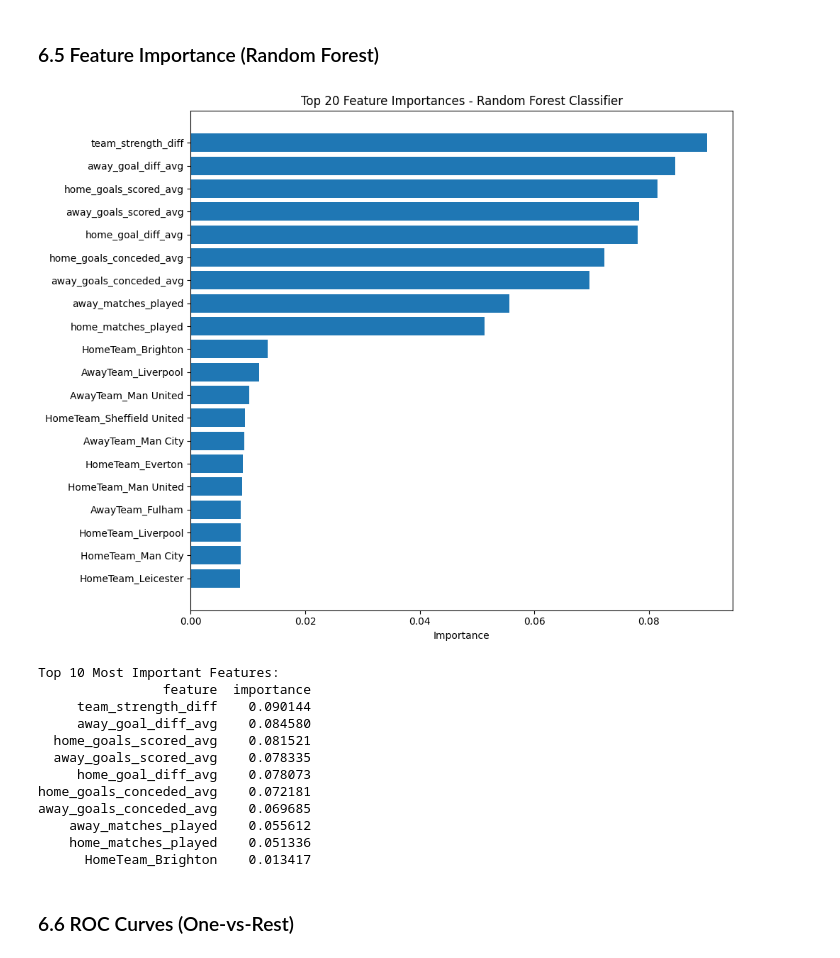
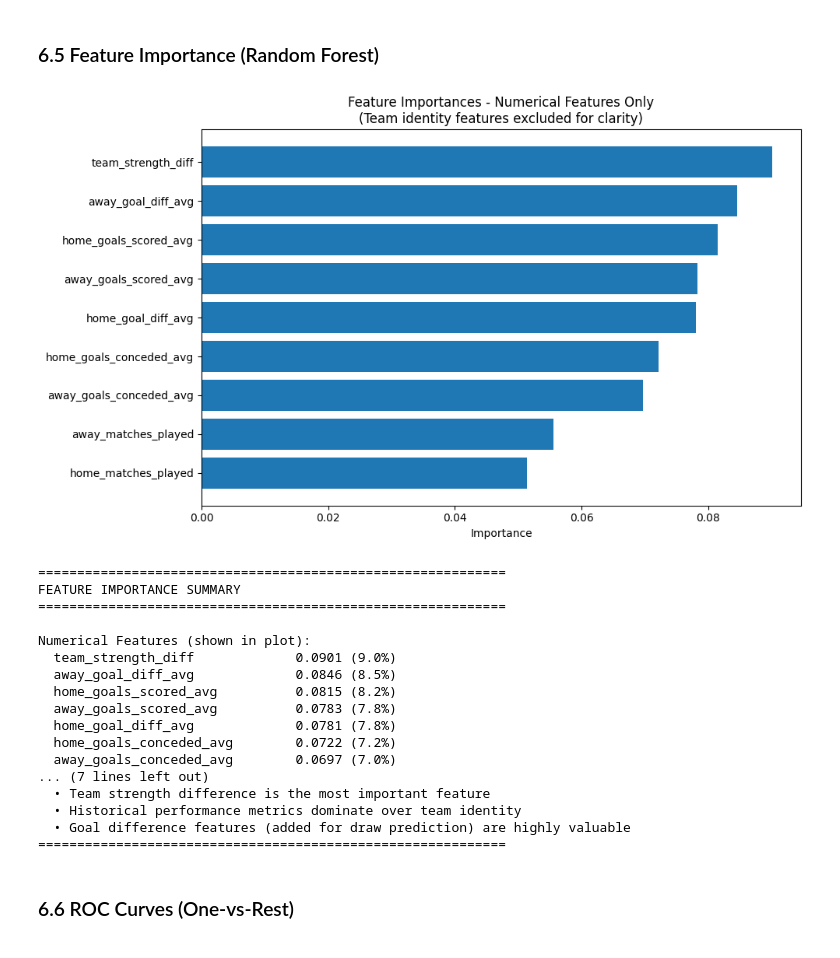
Before and after one commit to SamacoCash/611-Project-Group-17-Rowan-Cash-Truman, a Jupyter notebook: premier_league_betting_project.ipynb, the cells around one changed output. Drawn from its saved outputs; the diff is of its cells as text; code cells hidden in the pictures.

```diff
--- a/premier_league_betting_project.ipynb
+++ b/premier_league_betting_project.ipynb
@@ -657,55 +659,82 @@ cls_summary.sort_values("accuracy", ascending=False)
 # Extract feature importance from Random Forest model
 # Get the trained model from the pipeline
 rf_model_step = rf_cls_model.named_steps['model']
 
 # Get feature names after preprocessing
 # Categorical features (one-hot encoded)
 onehot_encoder = rf_cls_model.named_steps['preprocess'].named_transformers_['cat'].named_steps['onehot']
 cat_feature_names = onehot_encoder.get_feature_names_out(categorical_features)
 
 # Numerical features (unchanged names)
 num_feature_names = numerical_features
 
 # Combine all feature names
 all_feature_names = list(cat_feature_names) + num_feature_names
 
 # Get feature importances
 importances = rf_model_step.feature_importances_
 
 # Create DataFrame for better visualization
 feature_importance_df = pd.DataFrame({
     'feature': all_feature_names,
     'importance': importances
 }).sort_values('importance', ascending=False)
 
-# Plot top 20 features
-plt.figure(figsize=(10, 8))
-top_features = feature_importance_df.head(20)
-plt.barh(range(len(top_features)), top_features['importance'])
-plt.yticks(range(len(top_features)), top_features['feature'])
+# Filter to show only numerical features (exclude one-hot encoded team names)
+numerical_importance = feature_importance_df[
+    ~feature_importance_df['feature'].str.contains('HomeTeam_|AwayTeam_')
+].copy()
+
+# Calculate total importance of team features for context
+team_importance = feature_importance_df[
+    feature_importance_df['feature'].str.contains('HomeTeam_|AwayTeam_')
+]['importance'].sum()
+
+# Plot numerical features only
+plt.figure(figsize=(10, 6))
+plt.barh(range(len(numerical_importance)), numerical_importance['importance'])
+plt.yticks(range(len(numerical_importance)), numerical_importance['feature'])
 plt.xlabel('Importance')
-plt.title('Top 20 Feature Importances - Random Forest Classifier')
+plt.title('Feature Importances - Numerical Features Only\n(Team identity features excluded for clarity)')
 plt.gca().invert_yaxis()
 plt.tight_layout()
 plt.show()
 
-# Show top 10 most important features
-print("Top 10 Most Important Features:")
-print(feature_importance_df.head(10).to_string(index=False))
+# Show summary
+print("="*60)
+print("FEATURE IMPORTANCE SUMMARY")
+print("="*60)
+print(f"\nNumerical Features (shown in plot):")
+for idx, row in numerical_importance.iterrows():
+    print(f"  {row['feature']:30} {row['importance']:.4f} ({row['importance']*100:.1f}%)")
+
+print(f"\nTeam Identity Features (aggregated):")
+print(f"  All HomeTeam + AwayTeam features: {team_importance:.4f} ({team_importance*100:.1f}%)")
+
+print(f"\nKey Insight:")
+print(f"  • Team strength difference is the most important feature")
+print(f"  • Historical performance metrics dominate over team identity")
+print(f"  • Goal difference features (added for draw prediction) are highly valuable")
+print("="*60)
 # %% [output]
-[figure, old version]
+[figure, new version]
-Top 10 Most Important Features:
-                feature  importance
-     team_strength_diff    0.090144
-     away_goal_diff_avg    0.084580
-  home_goals_scored_avg    0.081521
-  away_goals_scored_avg    0.078335
-     home_goal_diff_avg    0.078073
-home_goals_conceded_avg    0.072181
-away_goals_conceded_avg    0.069685
-    away_matches_played    0.055612
-    home_matches_played    0.051336
-      HomeTeam_Brighton    0.013417
+============================================================
+FEATURE IMPORTANCE SUMMARY
+============================================================
+
+Numerical Features (shown in plot):
+  team_strength_diff             0.0901 (9.0%)
+  away_goal_diff_avg             0.0846 (8.5%)
+  home_goals_scored_avg          0.0815 (8.2%)
+  away_goals_scored_avg          0.0783 (7.8%)
+  home_goal_diff_avg             0.0781 (7.8%)
+  home_goals_conceded_avg        0.0722 (7.2%)
+  away_goals_conceded_avg        0.0697 (7.0%)
+... (7 lines left out)
+  • Team strength difference is the most important feature
+  • Historical performance metrics dominate over team identity
+  • Goal difference features (added for draw prediction) are highly valuable
+============================================================
 # %% [markdown]
 ### 6.6 ROC Curves (One-vs-Rest)
 # %%
```
Also changed, not shown: parts of 4 cells of this notebook.
